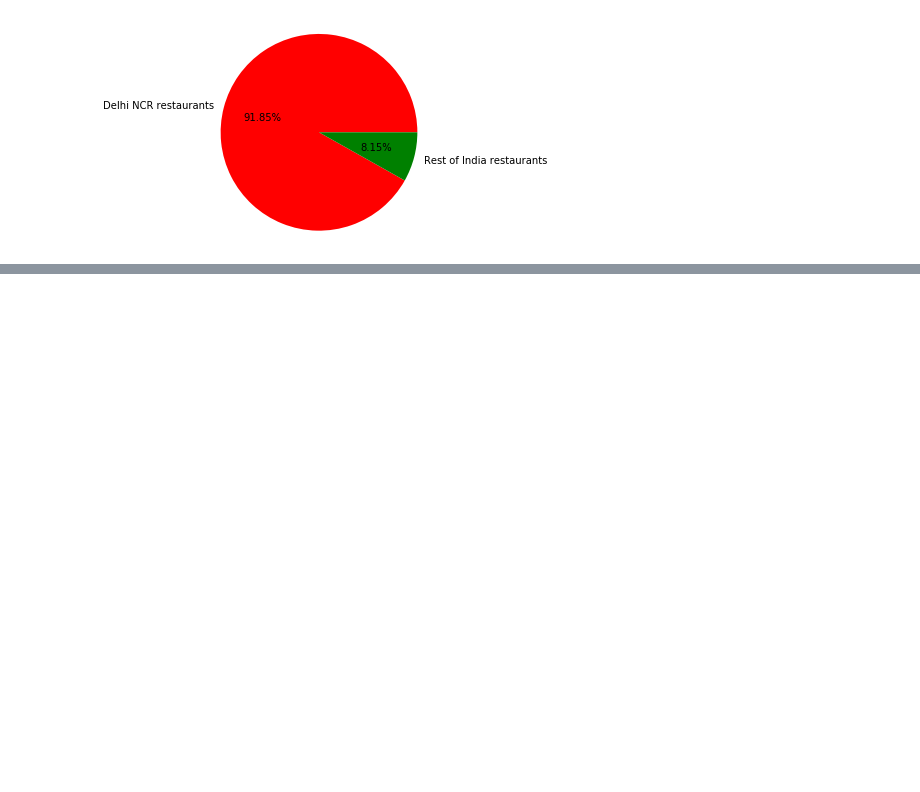
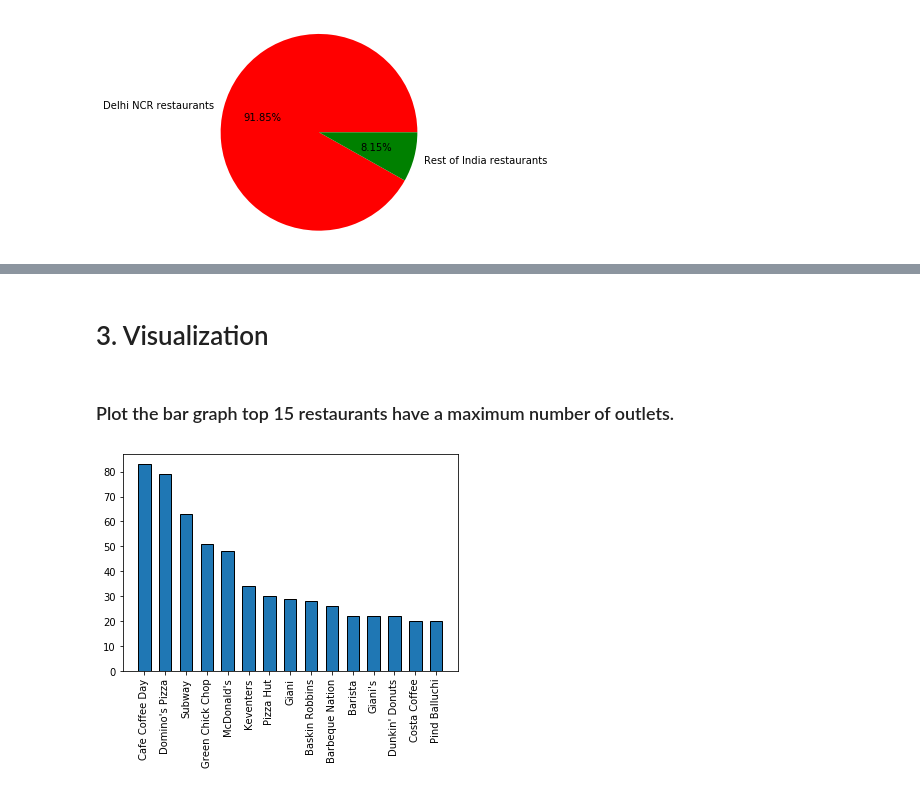
Before and after one commit to sanchit-bhalla/DataScience-and-ML, a Jupyter notebook: Projects/ZomatoAPI/ZomatoAPI_Proect2.ipynb, the cells around one changed output, grey strips where cells are left out. Drawn from its saved outputs; the diff is of its cells as text; code cells hidden in the pictures; blank space fills up the shorter version.

```diff
--- a/Projects/ZomatoAPI/ZomatoAPI_Proect2.ipynb
+++ b/Projects/ZomatoAPI/ZomatoAPI_Proect2.ipynb
@@ -182,0 +334,37 @@ plt.show()
+# %% [markdown]
+# 3. Visualization
+# %% [markdown]
+### Plot the bar graph top 15 restaurants have a maximum number of outlets.
+# %%
+import pandas as pd
+import matplotlib.pyplot as plt
+
+df = pd.read_csv('zomato.csv', encoding='latin-1')
+df_India = df[df['Country Code']==1].copy(deep=True)
+df_India.reset_index(drop=True, inplace=True)
+
+outlets = {}
+def get_outlets(name):
+    if pd.isnull(name) or name=='':
+        pass
+    else:
+        n = name.strip()
+        outlets[n] = outlets.get(n,0) + 1
+
+df['Restaurant Name'].apply(get_outlets)
+
+outlets_list = list(outlets.items())
+outlets_list.sort(key=lambda x:x[1])
+outlets_list = outlets_list[::-1]
+
+names = []
+num_outlets = []
+for i in range(15):
+    names.append(outlets_list[i][0])
+    num_outlets.append(outlets_list[i][1])
+
+plt.bar(names, num_outlets, edgecolor='black', width=0.6)
+plt.xticks(rotation=90)
+plt.show()
+# %% [output]
+[figure, added]
```
Also changed, not shown: parts of 20 cells of this notebook, 3 other files.
